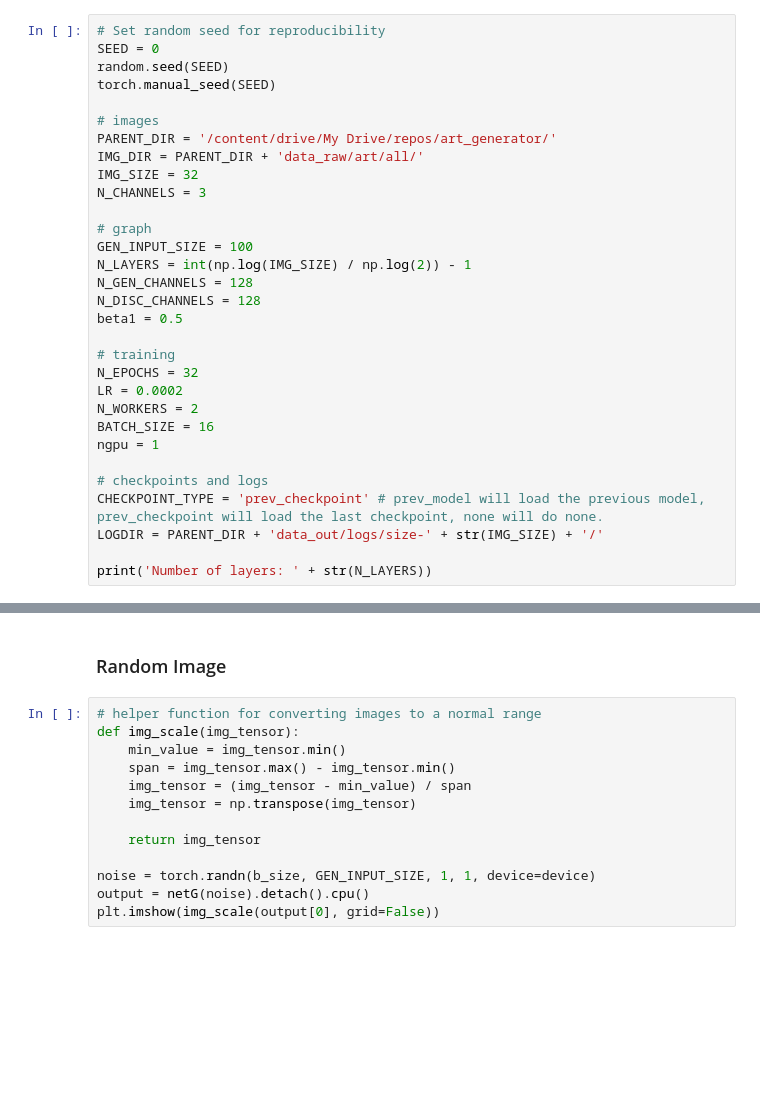
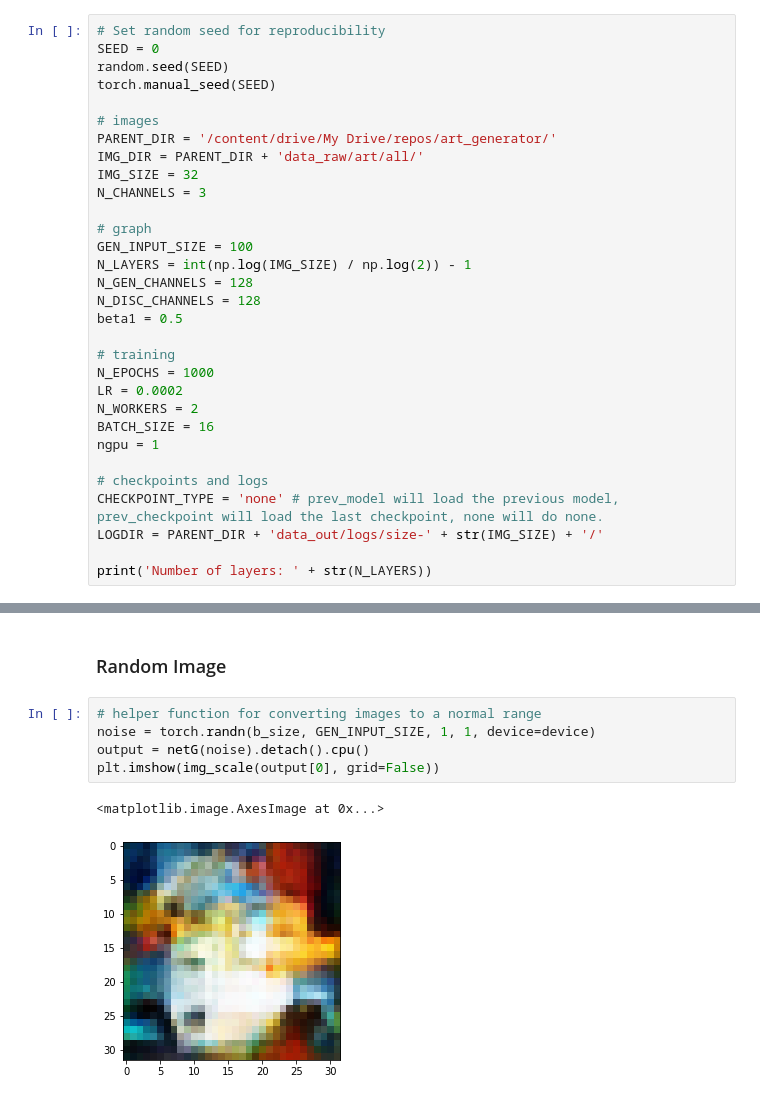
Before and after one commit to MatthewYancey/art_generator, a Jupyter notebook: src/model_progressive_gans_art_001.ipynb, the cells around one changed output, grey strips where cells are left out. Drawn from its saved outputs; the diff is of its cells as text; blank space fills up the shorter version.

```diff
--- a/src/model_progressive_gans_art_001.ipynb
+++ b/src/model_progressive_gans_art_001.ipynb
@@ -71,14 +75,14 @@ N_DISC_CHANNELS = 128
 beta1 = 0.5
 
 # training
-N_EPOCHS = 32
+N_EPOCHS = 1000
 LR = 0.0002
 N_WORKERS = 2
 BATCH_SIZE = 16
 ngpu = 1
 
 # checkpoints and logs
-CHECKPOINT_TYPE = 'prev_checkpoint' # prev_model will load the previous model, prev_checkpoint will load the last checkpoint, none will do none.
+CHECKPOINT_TYPE = 'none' # prev_model will load the previous model, prev_checkpoint will load the last checkpoint, none will do none.
 LOGDIR = PARENT_DIR + 'data_out/logs/size-' + str(IMG_SIZE) + '/'
 
 print('Number of layers: ' + str(N_LAYERS))
@@ -457,14 +498,9 @@ plt.show()
 ### Random Image
 # %%
 # helper function for converting images to a normal range
-def img_scale(img_tensor):
-    min_value = img_tensor.min()
-    span = img_tensor.max() - img_tensor.min()
-    img_tensor = (img_tensor - min_value) / span
-    img_tensor = np.transpose(img_tensor)
-
-    return img_tensor
-
 noise = torch.randn(b_size, GEN_INPUT_SIZE, 1, 1, device=device)
 output = netG(noise).detach().cpu()
 plt.imshow(img_scale(output[0], grid=False))
+# %% [output]
+<matplotlib.image.AxesImage at 0x...>
+[figure, added]
```
Also changed, not shown: parts of 11 cells of this notebook.
